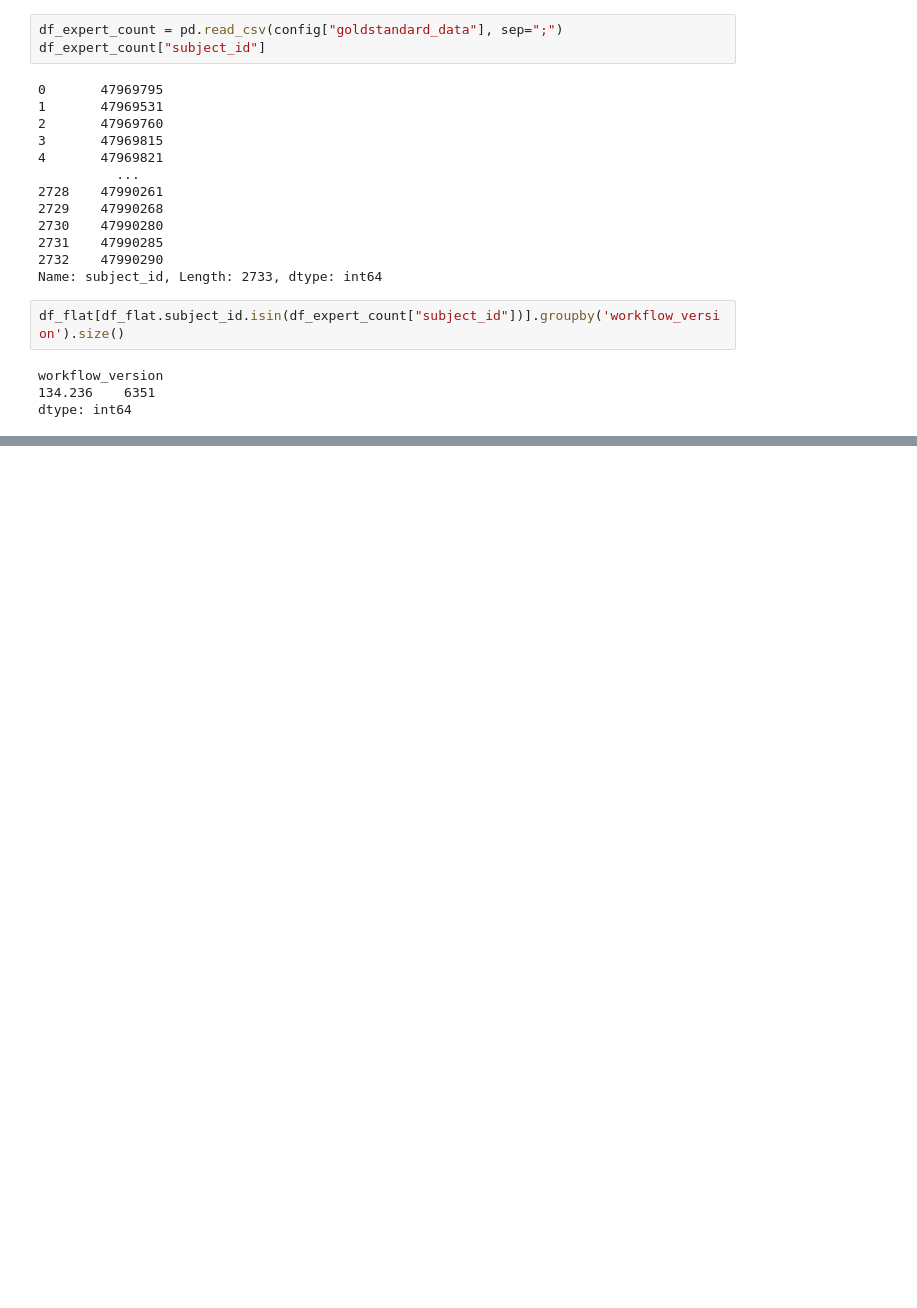
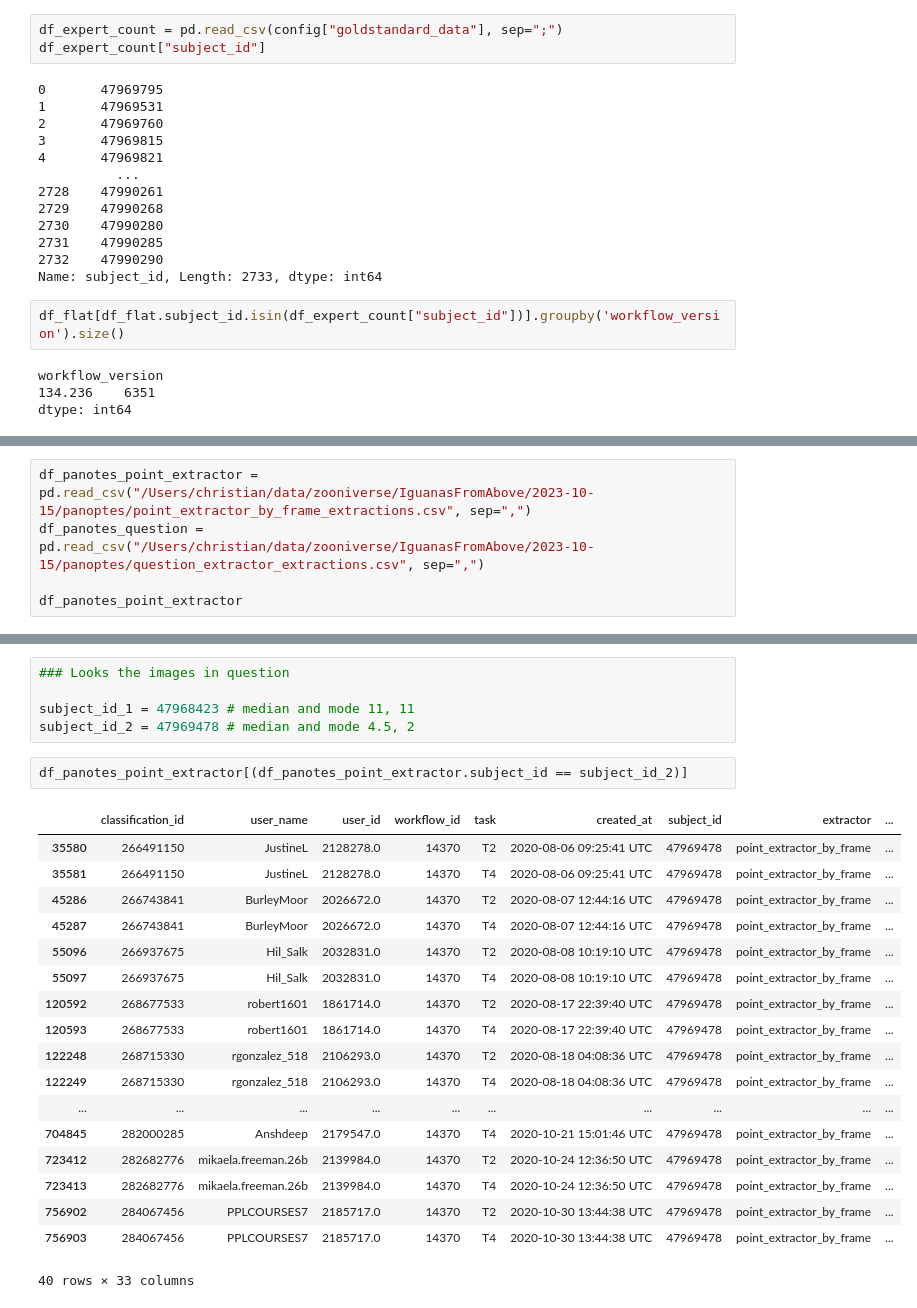
Before and after one commit to cwinkelmann/iguanas-from-above-zooniverse, a Jupyter notebook: Workflow_comparison.ipynb, the cells around one changed output, grey strips where cells are left out. Saved outputs shown, nothing was run; the diff lists cells and outputs as text; blank space fills up the shorter version.

```diff
--- a/Workflow_comparison.ipynb
+++ b/Workflow_comparison.ipynb
@@ -112,0 +115,5 @@ dtype: int64
+# %%
+df_panotes_point_extractor = pd.read_csv("/Users/christian/data/zooniverse/IguanasFromAbove/2023-10-15/panoptes/point_extractor_by_frame_extractions.csv", sep=",")
+df_panotes_question = pd.read_csv("/Users/christian/data/zooniverse/IguanasFromAbove/2023-10-15/panoptes/question_extractor_extractions.csv", sep=",")
+
+df_panotes_point_extractor
@@ -112,0 +150,26 @@ dtype: int64
+# %%
+### Looks the images in question
+
+subject_id_1 = 47968423 # median and mode 11, 11
+subject_id_2 = 47969478 # median and mode 4.5, 2
+# %%
+df_panotes_point_extractor[(df_panotes_point_extractor.subject_id == subject_id_2)]
+# %% [output]
+|  | classification_id | user_name | user_id | workflow_id | task | created_at | subject_id | extractor | ... |
+| 35580 | 266491150 | JustineL | 2128278.0 | 14370 | T2 | 2020-08-06 09:25:41 UTC | 47969478 | point_extractor_by_frame | ... |
+| 35581 | 266491150 | JustineL | 2128278.0 | 14370 | T4 | 2020-08-06 09:25:41 UTC | 47969478 | point_extractor_by_frame | ... |
+| 45286 | 266743841 | BurleyMoor | 2026672.0 | 14370 | T2 | 2020-08-07 12:44:16 UTC | 47969478 | point_extractor_by_frame | ... |
+| 45287 | 266743841 | BurleyMoor | 2026672.0 | 14370 | T4 | 2020-08-07 12:44:16 UTC | 47969478 | point_extractor_by_frame | ... |
+| 55096 | 266937675 | Hil_Salk | 2032831.0 | 14370 | T2 | 2020-08-08 10:19:10 UTC | 47969478 | point_extractor_by_frame | ... |
+| 55097 | 266937675 | Hil_Salk | 2032831.0 | 14370 | T4 | 2020-08-08 10:19:10 UTC | 47969478 | point_extractor_by_frame | ... |
+| 120592 | 268677533 | robert1601 | 1861714.0 | 14370 | T2 | 2020-08-17 22:39:40 UTC | 47969478 | point_extractor_by_frame | ... |
+| 120593 | 268677533 | robert1601 | 1861714.0 | 14370 | T4 | 2020-08-17 22:39:40 UTC | 47969478 | point_extractor_by_frame | ... |
+| 122248 | 268715330 | rgonzalez_518 | 2106293.0 | 14370 | T2 | 2020-08-18 04:08:36 UTC | 47969478 | point_extractor_by_frame | ... |
+| 122249 | 268715330 | rgonzalez_518 | 2106293.0 | 14370 | T4 | 2020-08-18 04:08:36 UTC | 47969478 | point_extractor_by_frame | ... |
+| ... | ... | ... | ... | ... | ... | ... | ... | ... | ... |
+| 704845 | 282000285 | Anshdeep | 2179547.0 | 14370 | T4 | 2020-10-21 15:01:46 UTC | 47969478 | point_extractor_by_frame | ... |
+| 723412 | 282682776 | mikaela.freeman.26b | 2139984.0 | 14370 | T2 | 2020-10-24 12:36:50 UTC | 47969478 | point_extractor_by_frame | ... |
+| 723413 | 282682776 | mikaela.freeman.26b | 2139984.0 | 14370 | T4 | 2020-10-24 12:36:50 UTC | 47969478 | point_extractor_by_frame | ... |
+| 756902 | 284067456 | PPLCOURSES7 | 2185717.0 | 14370 | T2 | 2020-10-30 13:44:38 UTC | 47969478 | point_extractor_by_frame | ... |
+| 756903 | 284067456 | PPLCOURSES7 | 2185717.0 | 14370 | T4 | 2020-10-30 13:44:38 UTC | 47969478 | point_extractor_by_frame | ... |
+40 rows × 33 columns
```
Also changed, not shown: parts of 17 cells of this notebook.
